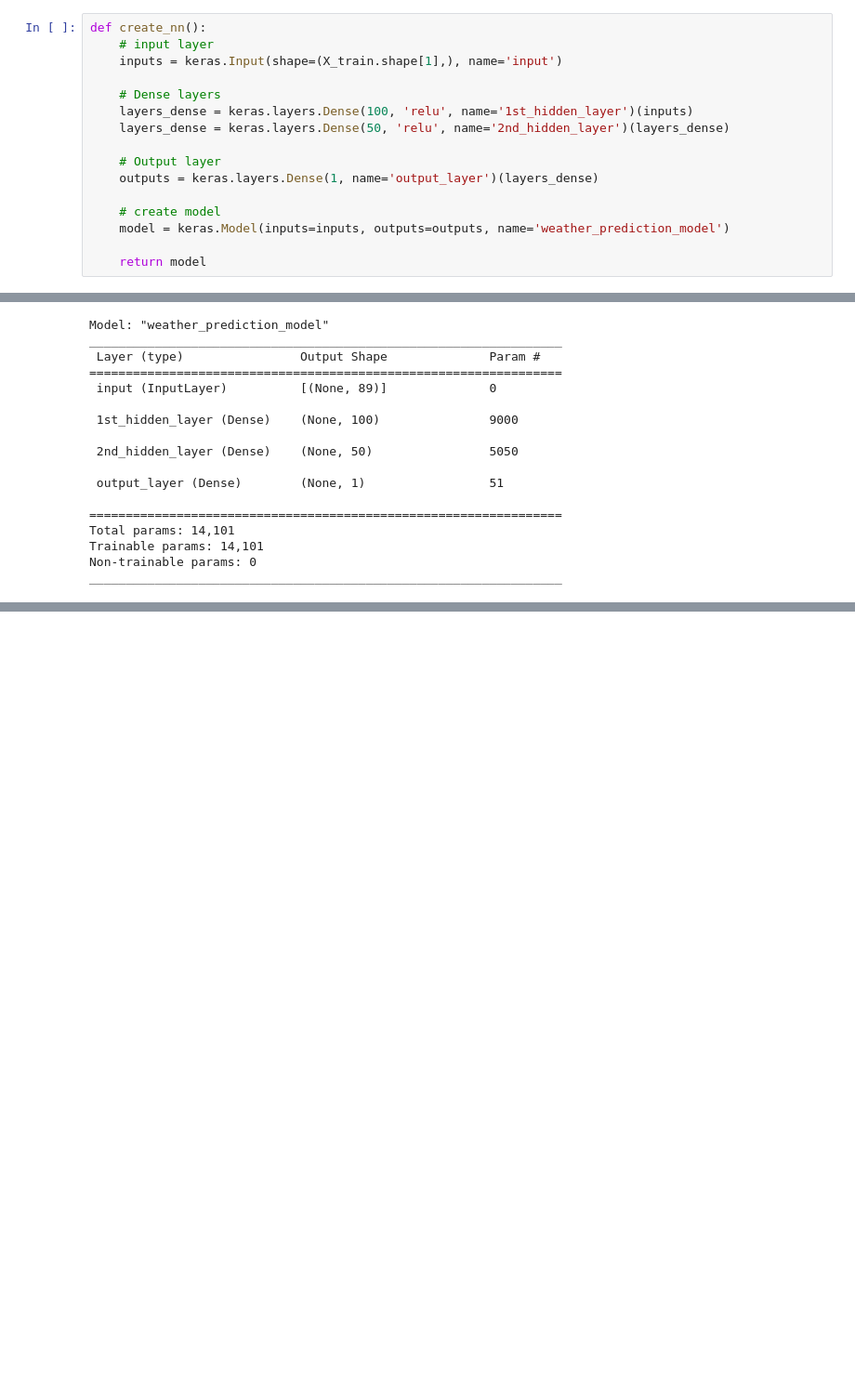
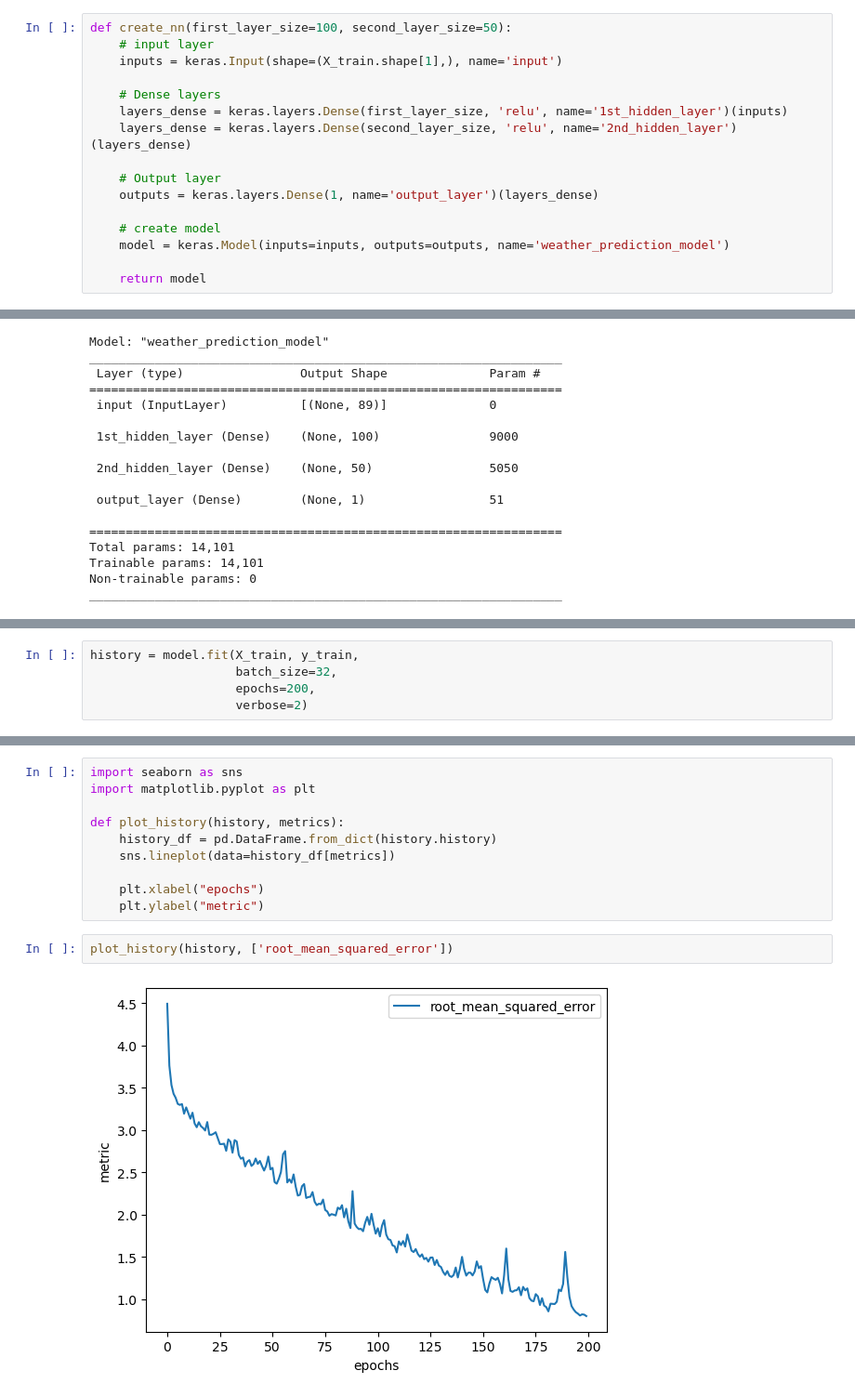
Before and after one commit to esciencecenter-digital-skills/2022-12-05-ds-dl-intro, a Jupyter notebook: files/lesson_3.ipynb, the cells around one changed output, grey strips where cells are left out. Shown: that part at 93% size. Cells and saved outputs as stored; diff of their text form; blank space fills up the shorter version.

```diff
--- a/files/lesson_3.ipynb
+++ b/files/lesson_3.ipynb
@@ -158,13 +162,13 @@ y_test.shape
 # %%
 from tensorflow import keras
 # %%
-def create_nn():
+def create_nn(first_layer_size=100, second_layer_size=50):
     # input layer
     inputs = keras.Input(shape=(X_train.shape[1],), name='input')
 
     # Dense layers
-    layers_dense = keras.layers.Dense(100, 'relu', name='1st_hidden_layer')(inputs)
-    layers_dense = keras.layers.Dense(50, 'relu', name='2nd_hidden_layer')(layers_dense)
+    layers_dense = keras.layers.Dense(first_layer_size, 'relu', name='1st_hidden_layer')(inputs)
+    layers_dense = keras.layers.Dense(second_layer_size, 'relu', name='2nd_hidden_layer')(layers_dense)
 
     # Output layer
     outputs = keras.layers.Dense(1, name='output_layer')(layers_dense)
@@ -197,0 +221,5 @@ _________________________________________________________________
+# %%
+history = model.fit(X_train, y_train,
+                    batch_size=32,
+                    epochs=200,
+                    verbose=2)
@@ -197,0 +264,14 @@ _________________________________________________________________
+# %%
+import seaborn as sns
+import matplotlib.pyplot as plt
+
+def plot_history(history, metrics):
+    history_df = pd.DataFrame.from_dict(history.history)
+    sns.lineplot(data=history_df[metrics])
+
+    plt.xlabel("epochs")
+    plt.ylabel("metric")
+# %%
+plot_history(history, ['root_mean_squared_error'])
+# %% [output]
+[figure, added]
```
Also changed, not shown: parts of 28 cells of this notebook.
